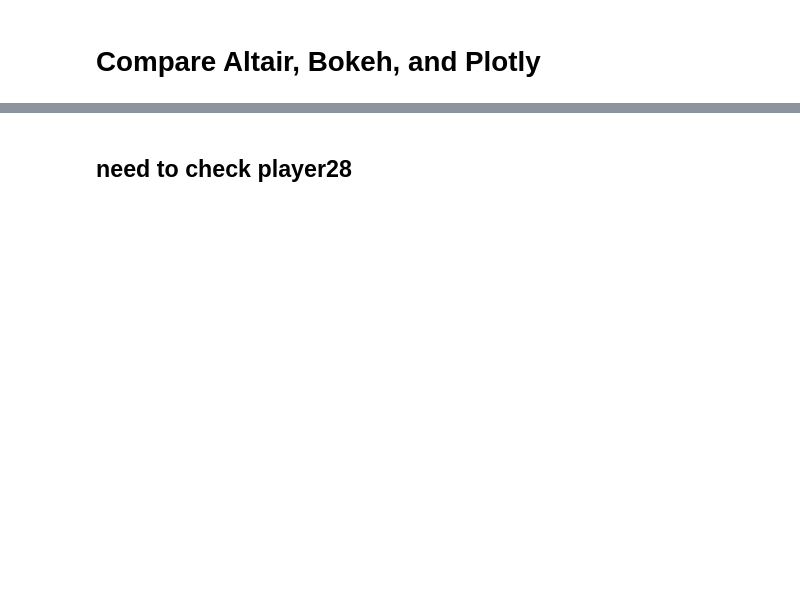
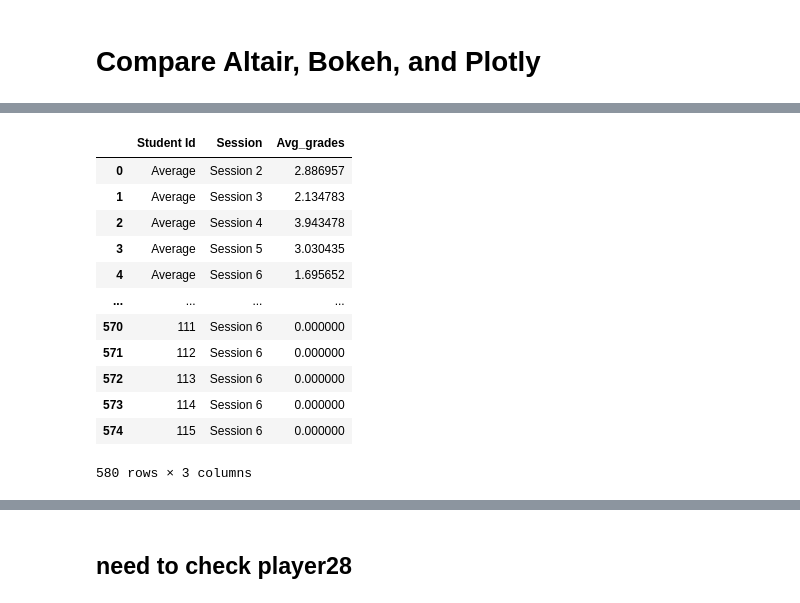
Before and after one commit to EPM-LearningAnalytics/epm, a Jupyter notebook: Analysis/Visualization_Packages_Meredith.ipynb, the cells around one changed output, grey strips where cells are left out. Saved outputs shown, nothing was run; the diff lists cells and outputs as text; code cells hidden in the pictures; blank space fills up the shorter version.

```diff
--- a/Analysis/Visualization_Packages_Meredith.ipynb
+++ b/Analysis/Visualization_Packages_Meredith.ipynb
@@ -6,0 +19,7 @@ import altair as alt
+# %%
+mid_avg = pd.DataFrame(mid_grades.mean(axis=0))
+mid_avg = mid_avg.drop(['Student Id'])
+mid_avg.reset_index(inplace = True)
+mid_avg.columns = ['Session', 'Avg_grades']
+# %%
+mid_avg.insert(0, "Student Id", 'Average')
@@ -6,0 +57,17 @@ import altair as alt
+# %%
+mid_all = pd.concat([mid_avg, mid_std])
+mid_all
+# %% [output]
+|  | Student Id | Session | Avg_grades |
+| 0 | Average | Session 2 | 2.886957 |
+| 1 | Average | Session 3 | 2.134783 |
+| 2 | Average | Session 4 | 3.943478 |
+| 3 | Average | Session 5 | 3.030435 |
+| 4 | Average | Session 6 | 1.695652 |
+| ... | ... | ... | ... |
+| 570 | 111 | Session 6 | 0.000000 |
+| 571 | 112 | Session 6 | 0.000000 |
+| 572 | 113 | Session 6 | 0.000000 |
+| 573 | 114 | Session 6 | 0.000000 |
+| 574 | 115 | Session 6 | 0.000000 |
+580 rows × 3 columns
```
Also changed, not shown: parts of 13 cells of this notebook, 16 other files.
